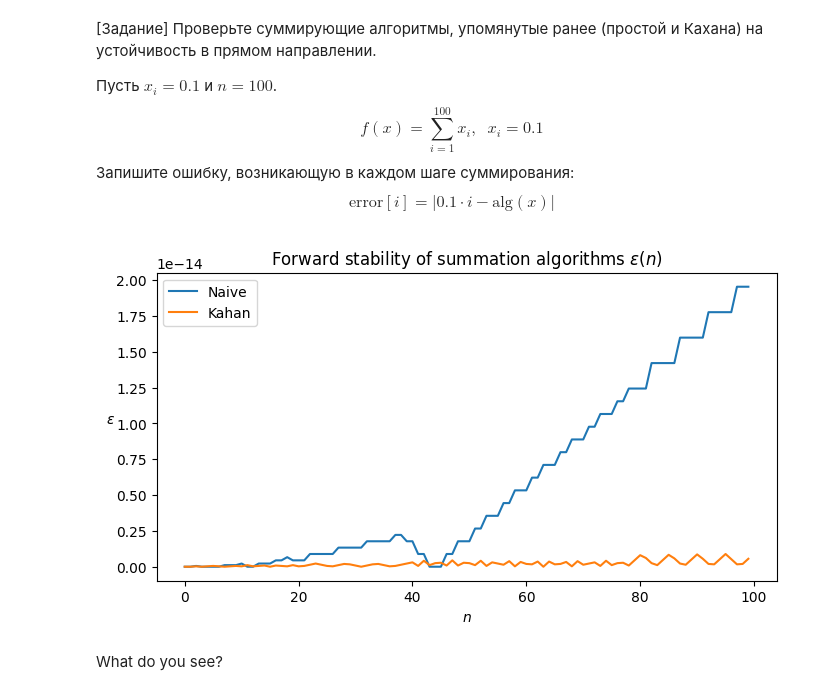
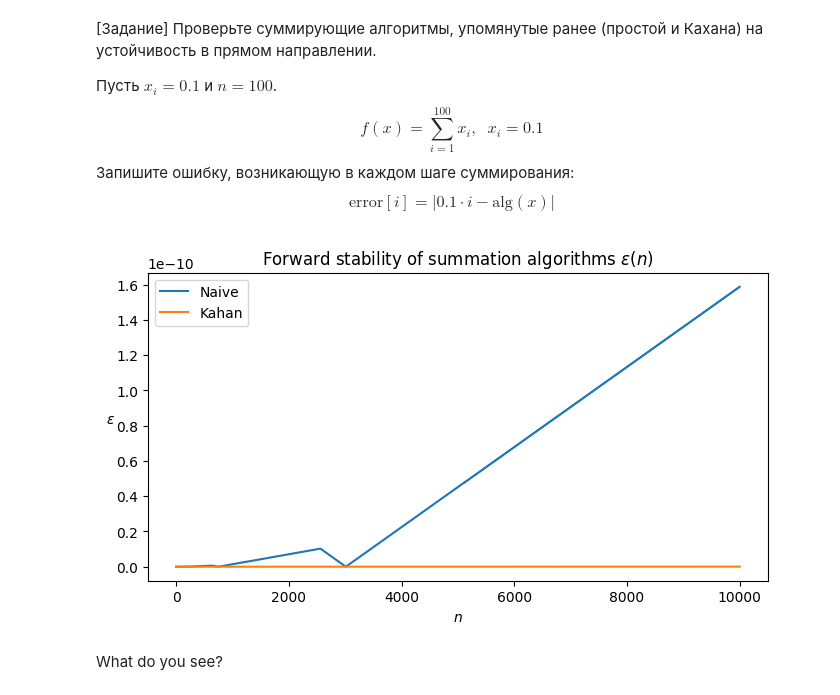
Before and after one commit to MerkulovDaniil/nla360, a Jupyter notebook: seminars/seminar-1/seminar-1.ipynb, the cells around one changed output. Cells and saved outputs as stored; diff of their text form; code cells hidden in the pictures.

```diff
--- a/seminars/seminar-1/seminar-1.ipynb
+++ b/seminars/seminar-1/seminar-1.ipynb
@@ -308,37 +320,37 @@ $$
 $$
 # %%
 from matplotlib import pyplot as plt
-N = 100
+N = 10000
 
 # Naive
 total = 0.0
 error_naive = []
 for i in range(N):
     total += 0.1
     refer = (i + 1) / 10
     error_naive.append(np.abs(refer - total))
 
 # Kahan
 s = 0
 c = 0
 error_kahan = []
 for i in range(N):
     y = 0.1 - c
     t = s + y
     c = (t - s) - y
     s = t
     error_kahan.append(np.abs(c))
 
 plt.figure(figsize=(8, 4))
 plt.title(r'Forward stability of summation algorithms $\varepsilon(n)$')
 plt.plot(error_naive, label='Naive')
 plt.plot(error_kahan, label='Kahan')
 plt.ylabel(r'$\varepsilon$', rotation=0)
 plt.xlabel(r'$n$')
 plt.legend()
 plt.show()
 # %% [output]
-[figure, old version]
+[figure, new version]
 # %% [markdown]
 What do you see?
 # %% [markdown]
```
Also changed, not shown: parts of 5 cells of this notebook, 2 other files.
